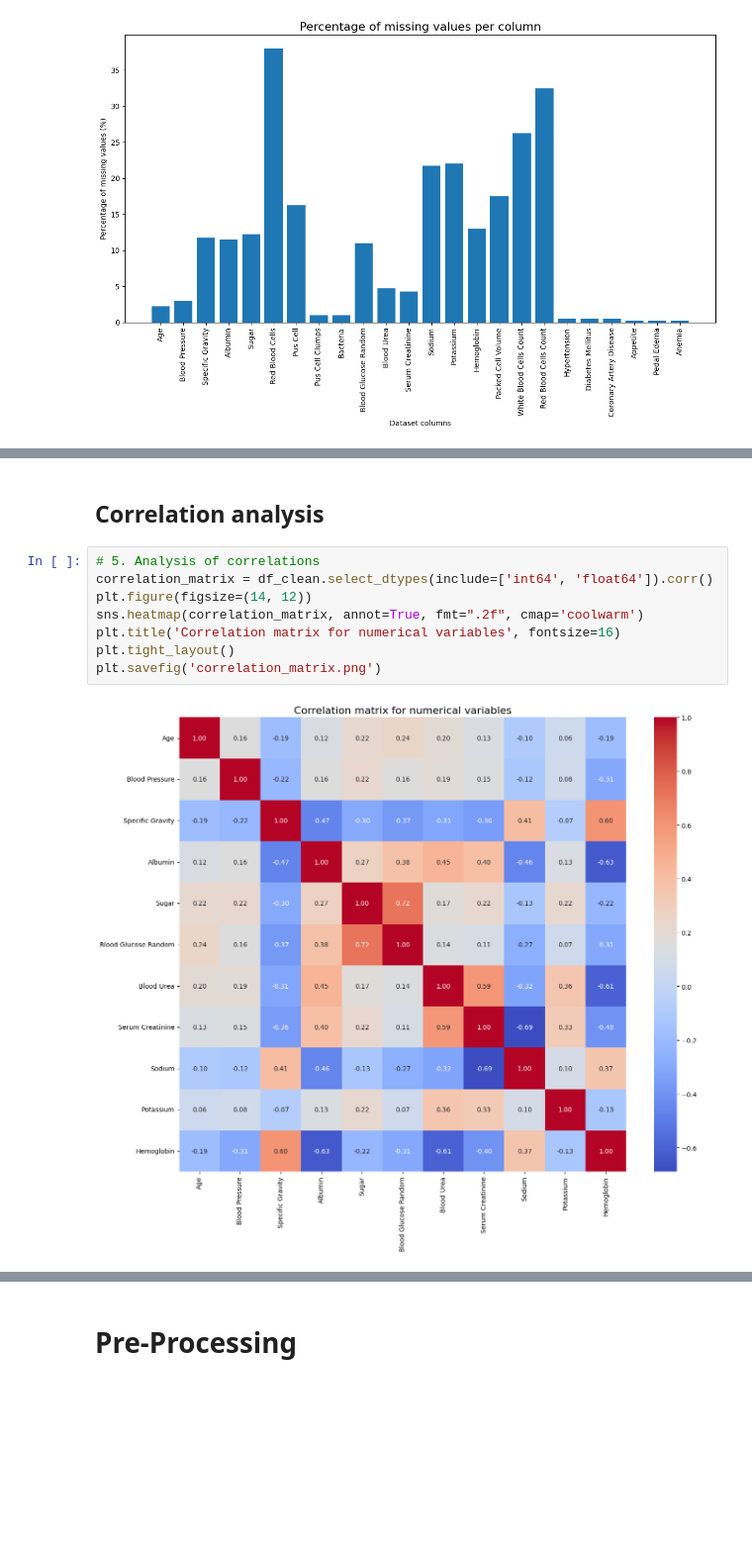
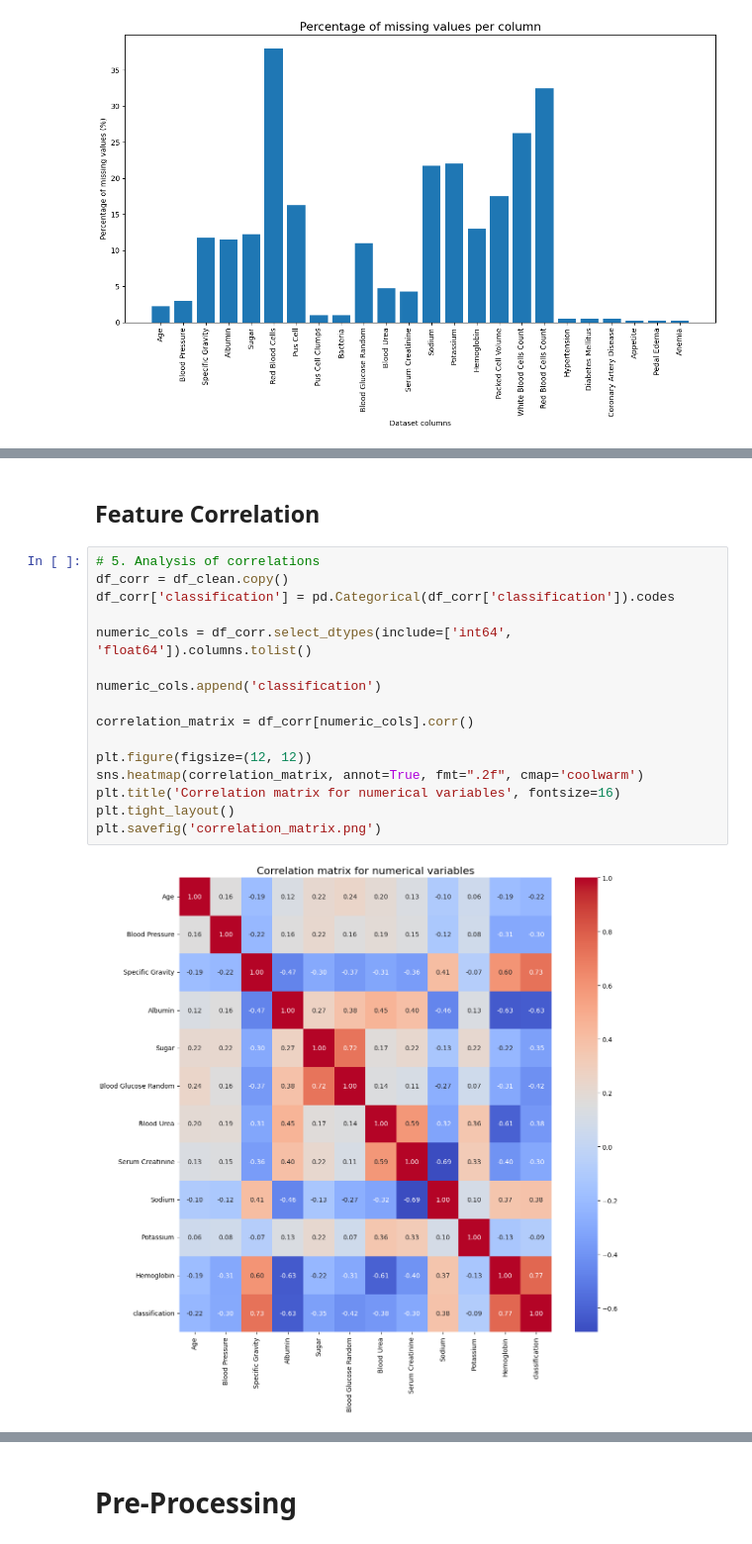
Before and after one commit to hepi1911/ML, a Jupyter notebook: Project_Machine_Learning.ipynb, the cells around one changed output, grey strips where cells are left out. Shown at 99% size. Saved outputs shown, nothing was run; the diff lists cells and outputs as text; blank space fills up the shorter version.

```diff
--- a/Project_Machine_Learning.ipynb
+++ b/Project_Machine_Learning.ipynb
@@ -208,12 +219,20 @@ Name: Hemoglobin, dtype: float64
 # %% [markdown]
-## Correlation analysis
+## Feature Correlation
 # %%
 # 5. Analysis of correlations
-correlation_matrix = df_clean.select_dtypes(include=['int64', 'float64']).corr()
-plt.figure(figsize=(14, 12))
+df_corr = df_clean.copy()
+df_corr['classification'] = pd.Categorical(df_corr['classification']).codes
+
+numeric_cols = df_corr.select_dtypes(include=['int64', 'float64']).columns.tolist()
+
+numeric_cols.append('classification')
+
+correlation_matrix = df_corr[numeric_cols].corr()
+
+plt.figure(figsize=(12, 12))
 sns.heatmap(correlation_matrix, annot=True, fmt=".2f", cmap='coolwarm')
 plt.title('Correlation matrix for numerical variables', fontsize=16)
 plt.tight_layout()
 plt.savefig('correlation_matrix.png')
 # %% [output]
-[figure, old version]
+[figure, new version]
```
Also changed, not shown: parts of 21 cells of this notebook.
